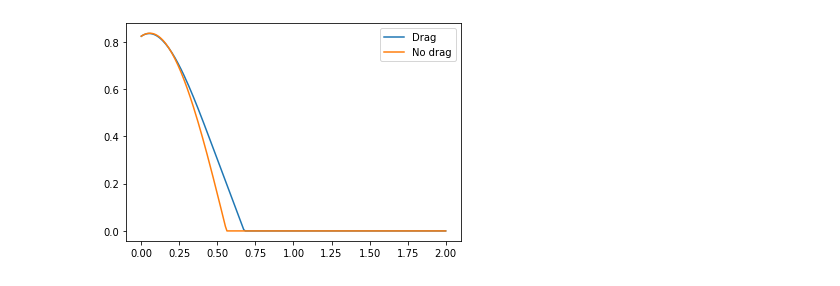
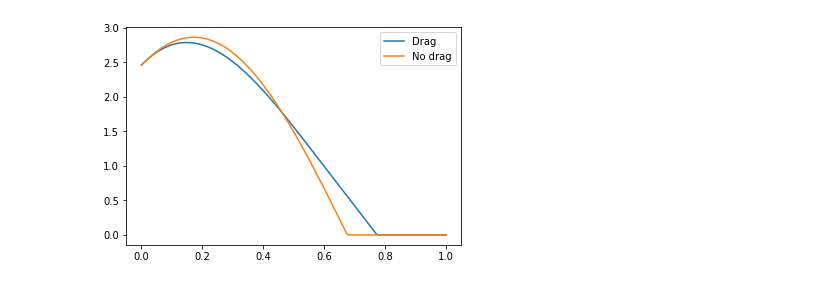
Before and after one commit to bernharl/Master-Thesis, a Jupyter notebook: testing_code/falling_mass/falling_mass.ipynb, the cells around one changed output. Cells and saved outputs as stored; diff of their text form; code cells hidden in the pictures.

```diff
--- a/testing_code/falling_mass/falling_mass.ipynb
+++ b/testing_code/falling_mass/falling_mass.ipynb
@@ -85,18 +85,18 @@ class ODEData:  # torch.utils.data.Dataset):
         return len(self.__t)
 # %%
 data = ODEData(mu=2)
-batch_size = 1000
-t = 2
-dt = 1e-2
+batch_size = 100
+t = 1
+dt = 5e-3
 v0 = np.random.uniform(0, 5, size=batch_size)
 y0 = np.random.uniform(0, 10, size=batch_size)
 data.solve(v0, y0, t, dt)
 plt.plot(data.t, data.y[:, 0], label="Drag")
 plt.plot(data.t, data.y_no_drag[:, 0], label="No drag")
 plt.legend()
 plt.show()
 # %% [output]
-[figure, old version]
+[figure, new version]
 # %%
 class HybridLSTM(nn.Module):
     def __init__(self, nodes=10, layers=1, dropout=0):
```
Also changed, not shown: parts of 7 cells of this notebook, 1 other file.
